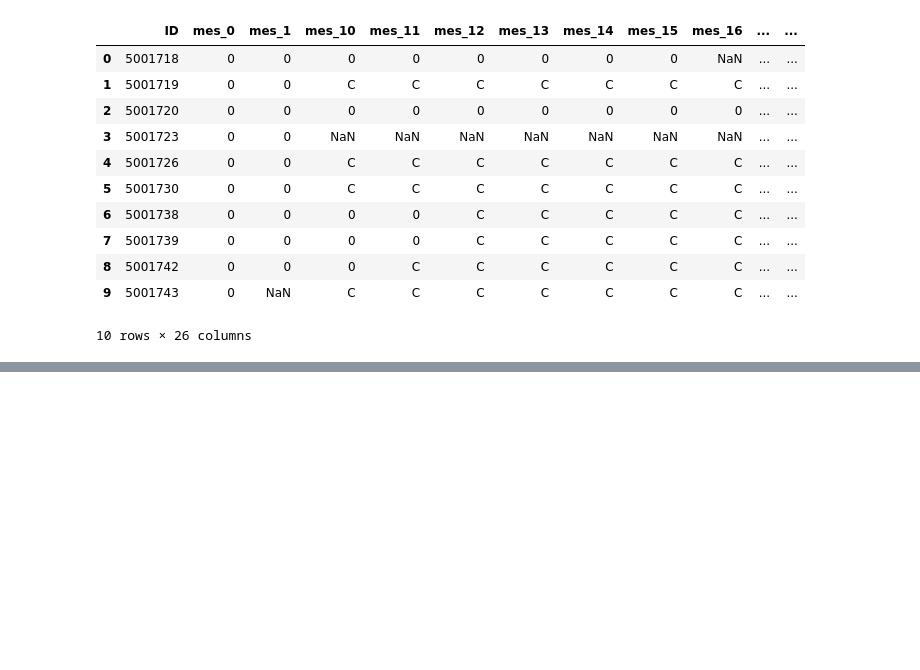
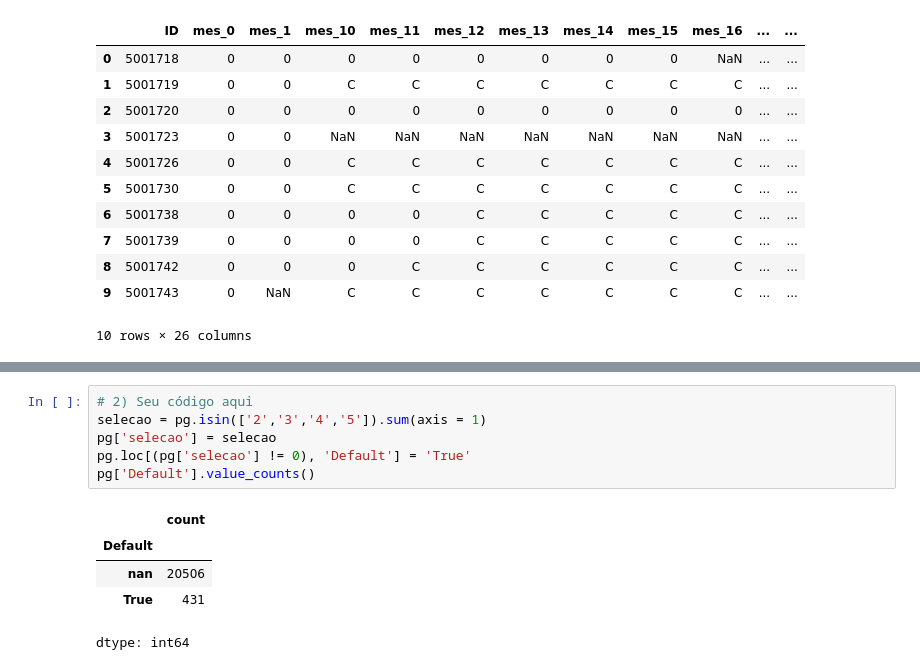
Before and after one commit to CaduPortifolio/An-lise, a Jupyter notebook: Mod5Ex_aulas_04a05.ipynb, the cells around one changed output, grey strips where cells are left out. Saved outputs shown, nothing was run; the diff lists cells and outputs as text; blank space fills up the shorter version.

```diff
--- a/Mod5Ex_aulas_04a05.ipynb
+++ b/Mod5Ex_aulas_04a05.ipynb
@@ -224,0 +146,12 @@ dtype: int64
+# %%
+# 2) Seu código aqui
+selecao = pg.isin(['2','3','4','5']).sum(axis = 1)
+pg['selecao'] = selecao
+pg.loc[(pg['selecao'] != 0), 'Default'] = 'True'
+pg['Default'].value_counts()
+# %% [output]
+|  | count |
+| Default |  |
+| nan | 20506 |
+| True | 431 |
+dtype: int64
```
Also changed, not shown: parts of 19 cells of this notebook.
